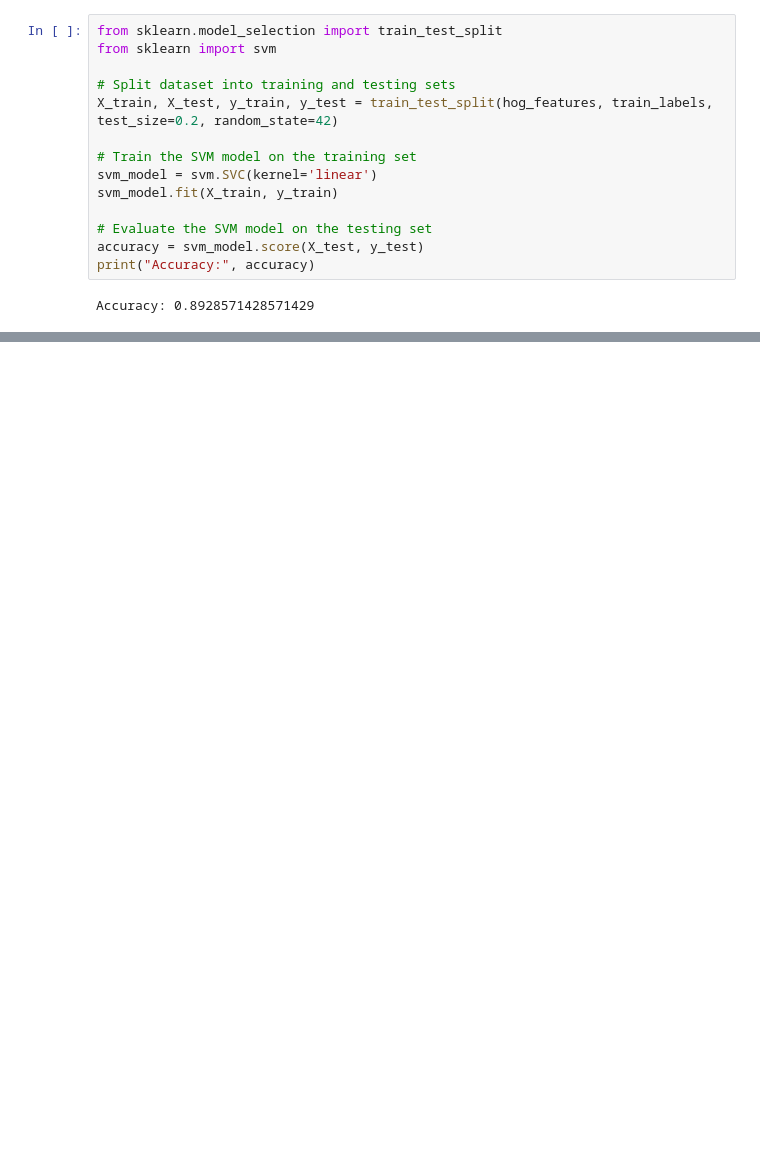
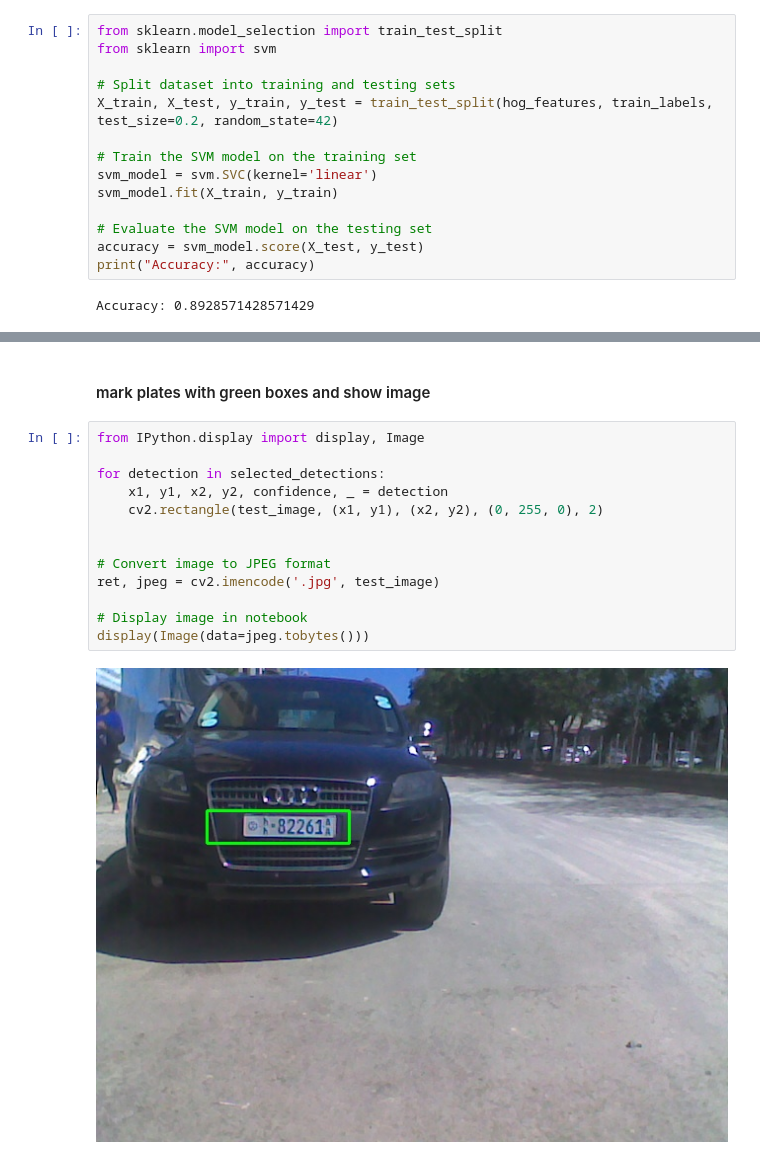
Before and after one commit to VariantAbdulaziz/car_plate_recognition, a Jupyter notebook: plate_detection.ipynb, the cells around one changed output, grey strips where cells are left out. Cells and saved outputs as stored; diff of their text form; blank space fills up the shorter version.

```diff
--- a/plate_detection.ipynb
+++ b/plate_detection.ipynb
@@ -55,0 +189,17 @@ Accuracy: 0.8928571428571429
+# %% [markdown]
+#### mark plates with green boxes and show image
+# %%
+from IPython.display import display, Image
+
+for detection in selected_detections:
+    x1, y1, x2, y2, confidence, _ = detection
+    cv2.rectangle(test_image, (x1, y1), (x2, y2), (0, 255, 0), 2)
+
+
+# Convert image to JPEG format
+ret, jpeg = cv2.imencode('.jpg', test_image)
+
+# Display image in notebook
+display(Image(data=jpeg.tobytes()))
+# %% [output]
+[figure, added]
```
Also changed, not shown: parts of 12 cells of this notebook, 10 other files.
